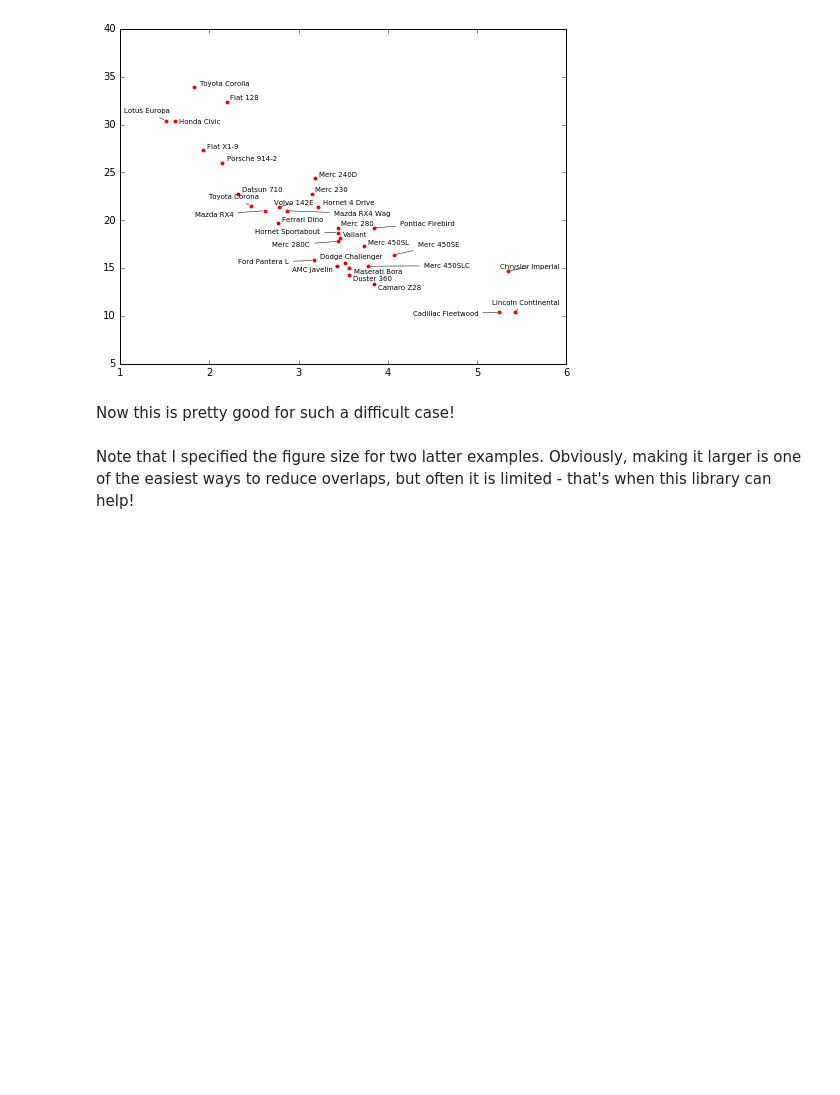
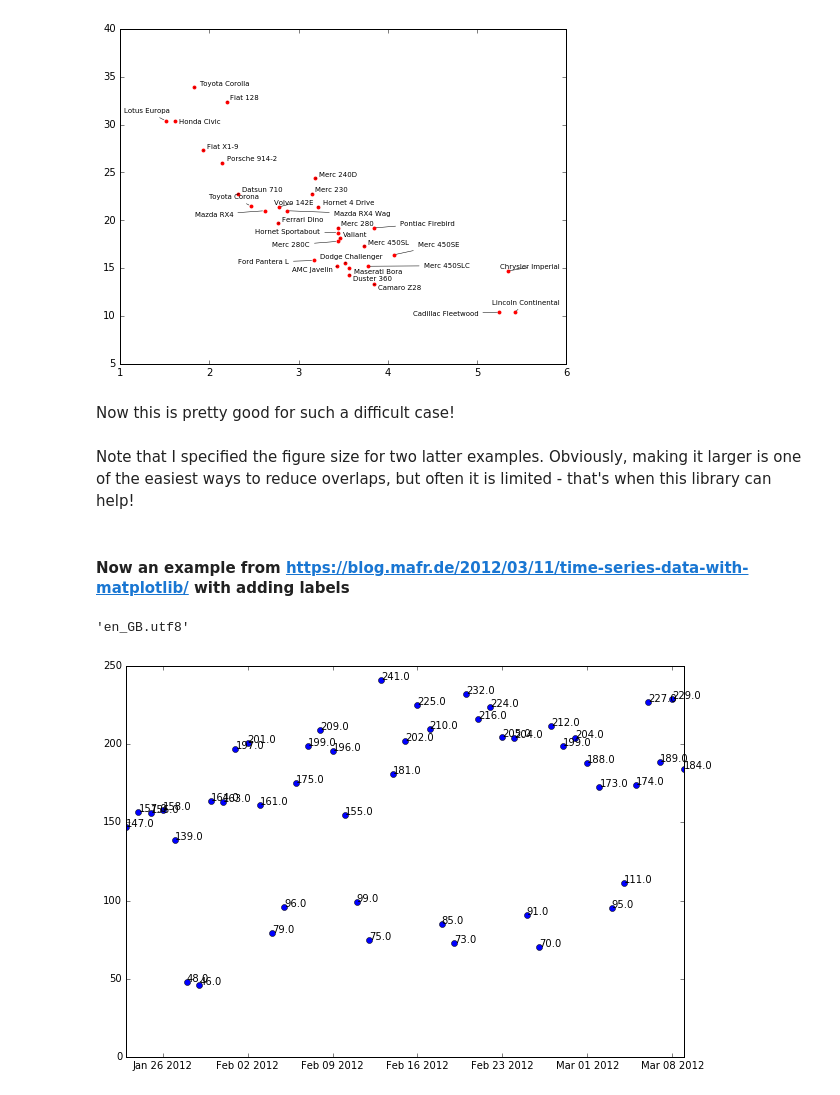
Before and after one commit to Phlya/adjustText, a Jupyter notebook: examples/Examples.ipynb, the cells around one changed output. Saved outputs shown, nothing was run; the diff lists cells and outputs as text; code cells hidden in the pictures; blank space fills up the shorter version.

Commit message:
Timeseries example

```diff
--- a/examples/Examples.ipynb
+++ b/examples/Examples.ipynb
@@ -146,3 +146,27 @@ plt.show()
 Now this is pretty good for such a difficult case!
 # %% [markdown]
 Note that I specified the figure size for two latter examples. Obviously, making it larger is one of the easiest ways to reduce overlaps, but often it is limited - that's when this library can help!
+# %% [markdown]
+#### Now an example from https://blog.mafr.de/2012/03/11/time-series-data-with-matplotlib/ with adding labels
+# %%
+import matplotlib.dates as mdates
+import locale
+locale.setlocale(locale.LC_ALL,'en_GB.utf8') #I have it set to Russian, without this dates don't work
+# %% [output]
+'en_GB.utf8'
+# %%
+days, impressions = np.loadtxt("page-impressions.csv", unpack=True,
+        converters={ 0: mdates.strpdate2num('%Y-%m-%d')})
+# %%
+def plot_dates(adjust=False):
+    plt.figure(figsize=(10, 7))
+    plt.plot_date(x=days, y=impressions)
+    texts = []
+    for x, y in zip(days, impressions):
+        texts.append(plt.text(x, y, y))
+    if adjust:
+        adjust_text(days, impressions, texts, arrowprops=dict(arrowstyle="->", color='r', lw=0.5))
+    plt.show()
+plot_dates(adjust=False)
+# %% [output]
+[figure, added]
```
Also changed, not shown: parts of 2 cells of this notebook, 2 other files.
